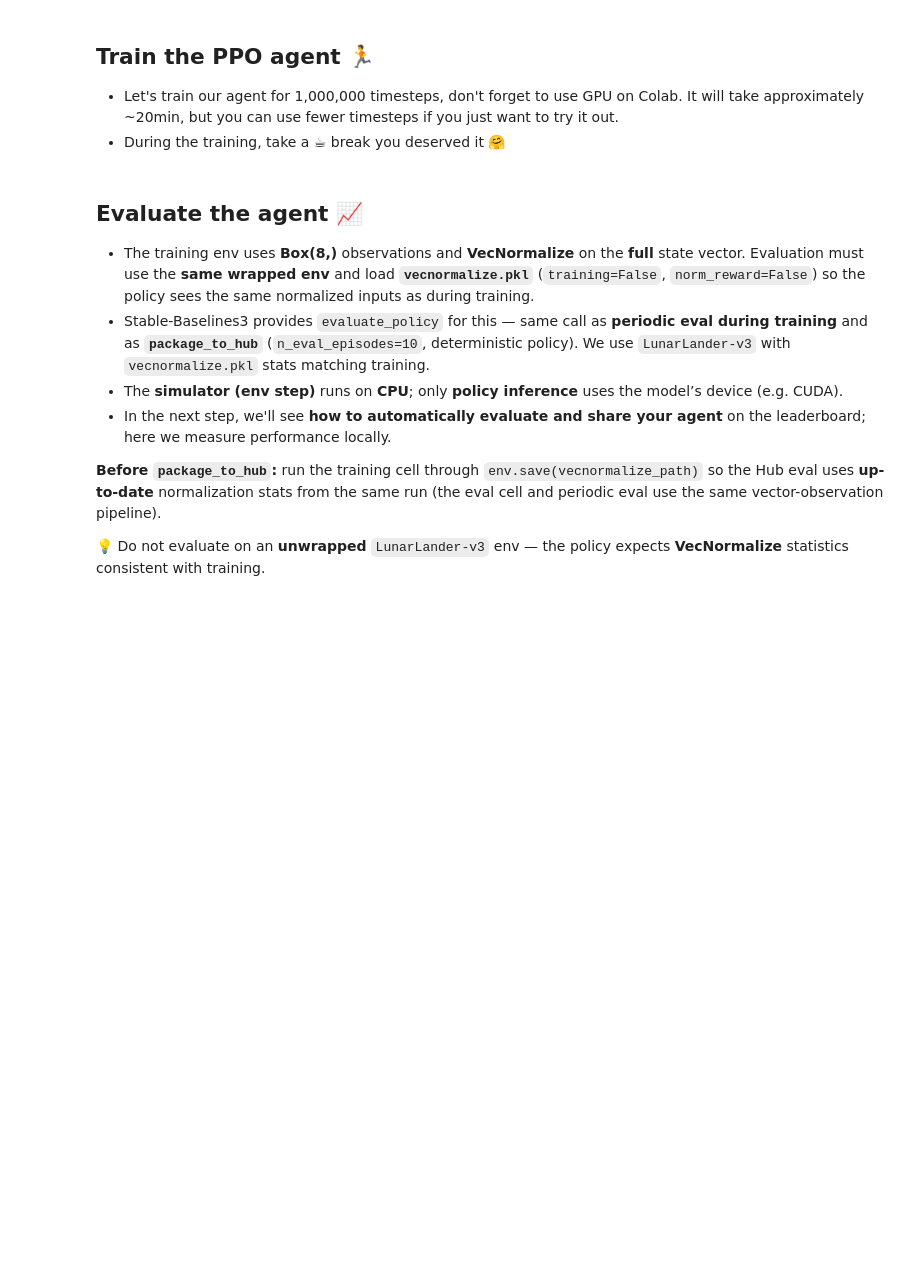
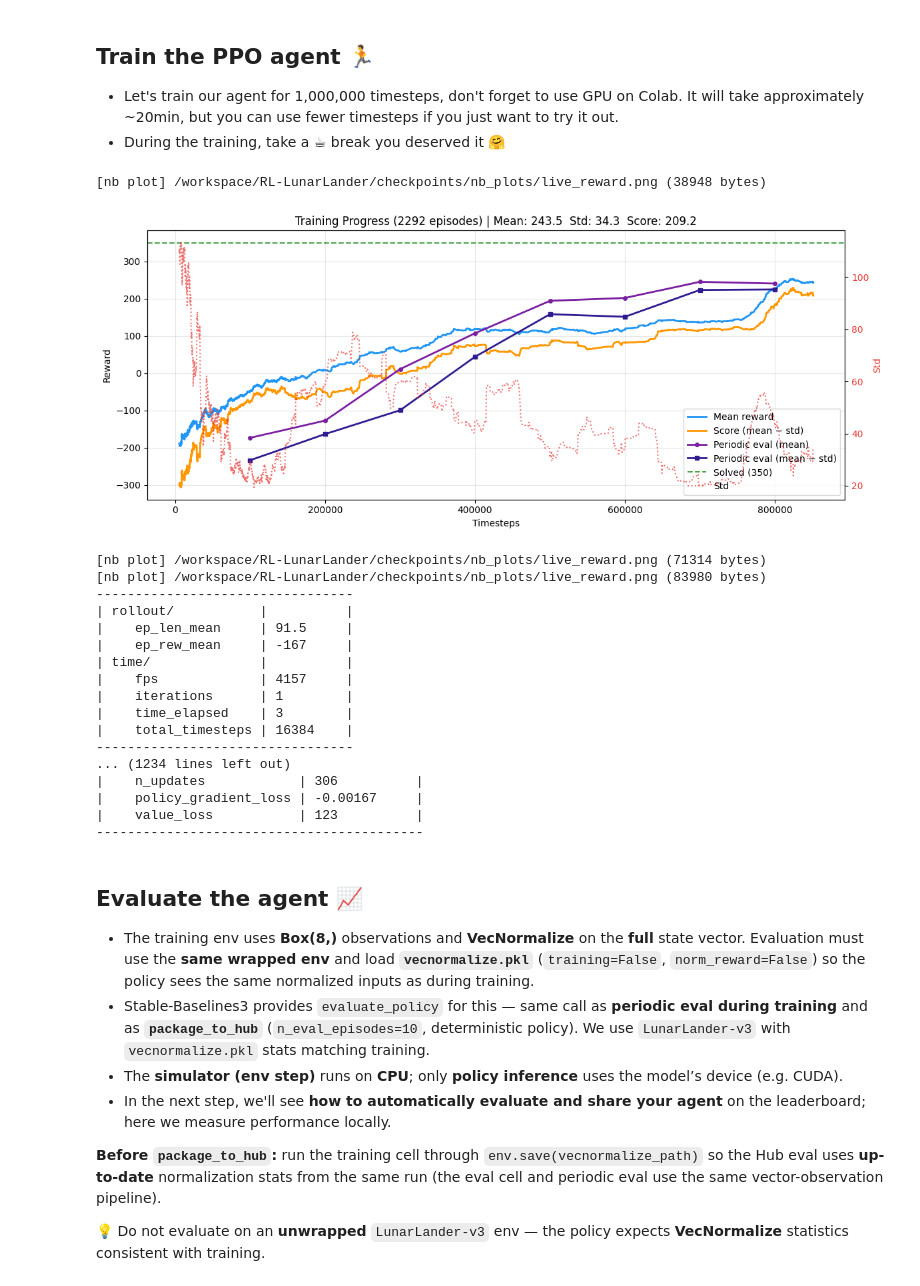
Before and after one commit to Net-AI-Git/RL-LunarLander, a Jupyter notebook: unit1 - Lunar Lander agent_v3.ipynb, the cells around one changed output. Cells and saved outputs as stored; diff of their text form; code cells hidden in the pictures; blank space fills up the shorter version.

````diff
--- a/unit1 - Lunar Lander agent_v3.ipynb
+++ b/unit1 - Lunar Lander agent_v3.ipynb
@@ -466,3 +527,10 @@ print("Smoke test finished.")
 # %%
-env = make_train_vec_env(n_envs=n_envs, seed=SEED, gamma=gamma, env_id=env_id)
+env = make_train_vec_env(
+    n_envs=n_envs,
+    seed=SEED,
+    gamma=gamma,
+    env_id=env_id,
+    clip_obs=vecnormalize_clip_obs,
+    clip_reward=vecnormalize_clip_reward,
+)
 # %% [markdown]
@@ -520,10 +583,17 @@ model = PPO('MlpPolicy', env, verbose=1, policy_kwargs=policy_kwargs)
 model.learn(total_timesteps=int(2e5))
 ```
 # %%
-ppo_lr_schedule = make_ppo_lr_schedule(
-    learning_rate, lr_end_factor=lr_end_factor, lr_floor=lr_floor
+ppo_lr_schedule = make_ppo_lr_schedule_late_linear(
+    lr_start=learning_rate,
+    lr_end=lr_end,
+    flat_until_progress=schedule_flat_until,
 )
-ppo_clip_schedule = make_ppo_clip_range_schedule()
+ent_coef_schedule_fn = make_ent_coef_schedule_late_linear(
+    ent_start=ent_coef,
+    ent_end=ent_coef_end,
+    flat_until_progress=schedule_flat_until,
+)
+ent_coef_cb = EntropyCoefScheduleCallback(ent_coef_schedule_fn)
 
 model = PPO(
     policy="MlpPolicy",
@@ -532,7 +602,12 @@ model = PPO(
     device=device,
     policy_kwargs=policy_kwargs,
     learning_rate=ppo_lr_schedule,
-    clip_range=ppo_clip_schedule,
+    clip_range=clip_range,
+    clip_range_vf=clip_range_vf,
+    normalize_advantage=normalize_advantage,
+    vf_coef=vf_coef,
+    max_grad_norm=max_grad_norm,
+    use_sde=use_sde,
     target_kl=target_kl,
     n_steps=n_steps,
     batch_size=batch_size,
@@ -714,39 +803,60 @@ model.learn(
         checkpoint_callback,
         vecnormalize_cb,
         video_cb,
+        ent_coef_cb,
         periodic_eval_cb,
         live_plot_cb,
     ],
 )
 
 if isinstance(env, VecNormalize):
     env.save(vecnormalize_path)
 model.save(os.path.join(checkpoint_dir, f"{model_name}-final"))
 
 # Periodic eval (held-out): mean ± std vs training timesteps
 hist = periodic_eval_cb.eval_history
 if hist:
     xs = [h["timesteps"] for h in hist]
     means = [h["mean_reward"] for h in hist]
     stds = [h["std_reward"] for h in hist]
     fig, ax = plt.subplots(figsize=(10, 4))
     ax.plot(xs, means, color="#4CAF50", linewidth=2, label="Eval mean return")
     ax.fill_between(
         xs,
         np.array(means) - np.array(stds),
         np.array(means) + np.array(stds),
         color="#4CAF50",
         alpha=0.2,
         label="±1 std (across eval episodes)",
     )
     ax.set_xlabel("Training timesteps")
     ax.set_ylabel("Episode return (raw, eval env)")
     ax.set_title("Periodic evaluation (synced VecNormalize, no reward norm)")
     ax.legend(loc="lower right")
     ax.grid(True, alpha=0.3)
     plt.tight_layout()
     display_mpl_figure_as_png(fig, filename="periodic_eval.png")
     plt.close(fig)
+# %% [output]
+[nb plot] /workspace/RL-LunarLander/checkpoints/nb_plots/live_reward.png (38948 bytes)
+[figure, added]
+[nb plot] /workspace/RL-LunarLander/checkpoints/nb_plots/live_reward.png (71314 bytes)
+[nb plot] /workspace/RL-LunarLander/checkpoints/nb_plots/live_reward.png (83980 bytes)
+---------------------------------
+| rollout/           |          |
+|    ep_len_mean     | 91.5     |
+|    ep_rew_mean     | -167     |
+| time/              |          |
+|    fps             | 4157     |
+|    iterations      | 1        |
+|    time_elapsed    | 3        |
+|    total_timesteps | 16384    |
+---------------------------------
+... (1234 lines left out)
+|    n_updates            | 306          |
+|    policy_gradient_loss | -0.00167     |
+|    value_loss           | 123          |
+------------------------------------------
 # %% [markdown]
 ## Evaluate the agent 📈
 - The training env uses **Box(8,)** observations and **VecNormalize** on the **full** state vector. Evaluation must use the **same wrapped env** and load **`vecnormalize.pkl`** (`training=False`, `norm_reward=False`) so the policy sees the same normalized inputs as during training.
````
Also changed, not shown: parts of 14 cells of this notebook, 10 other files.
